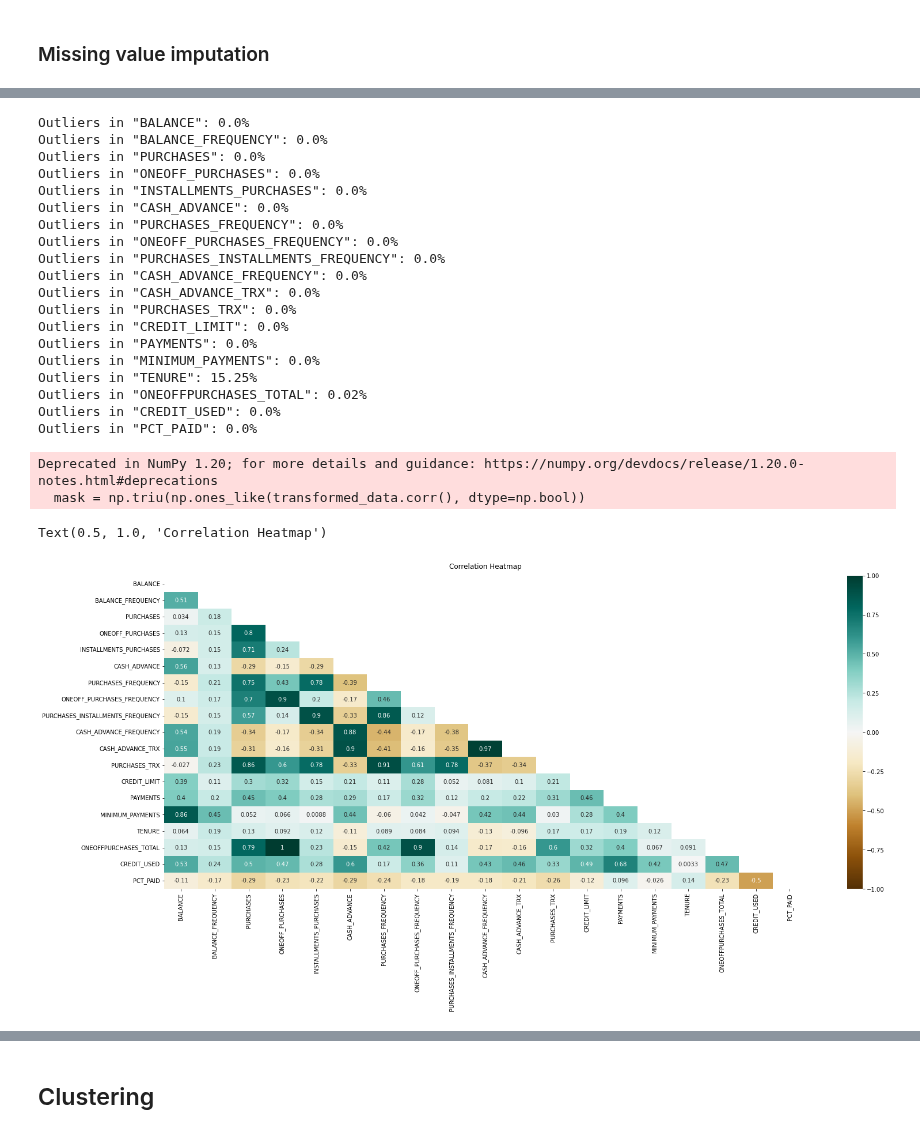
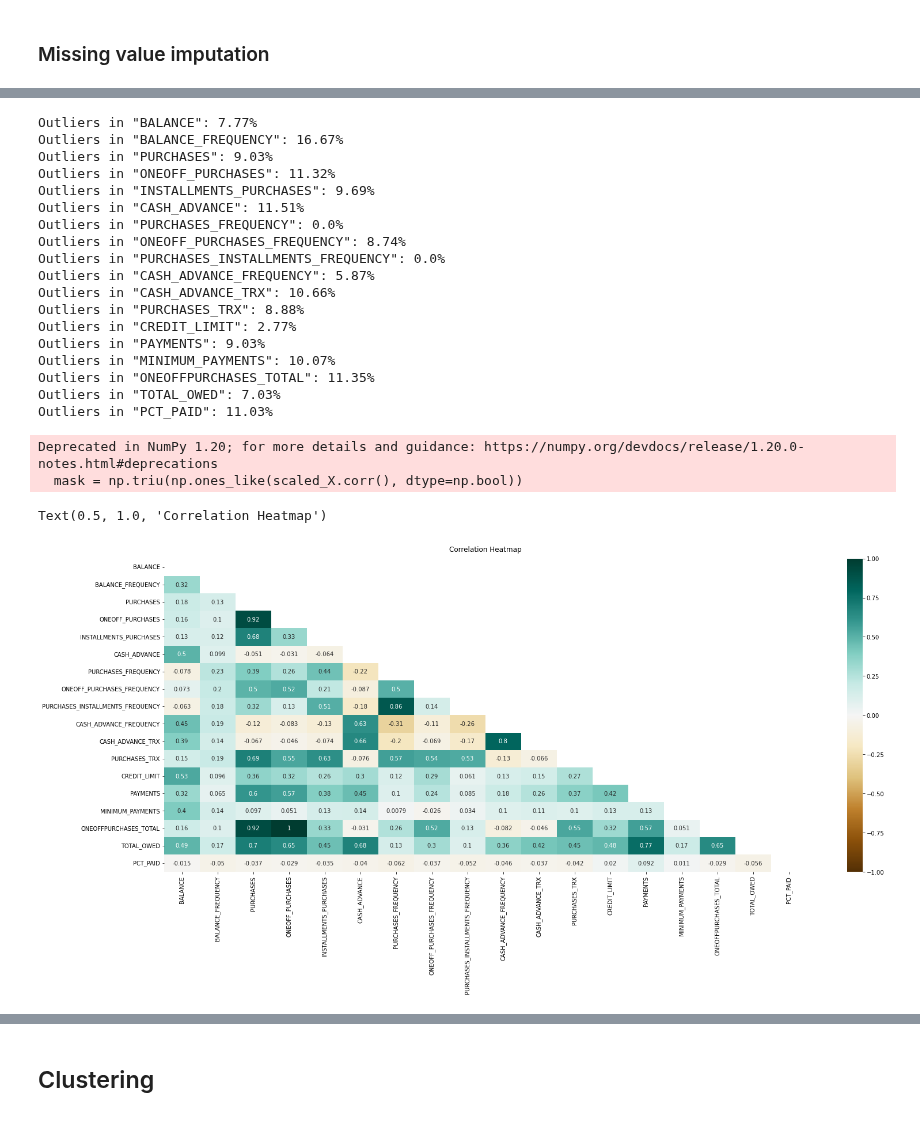
Before and after one commit to xwu0223/MBAN-6400-Project, a Jupyter notebook: cc.ipynb, the cells around one changed output, grey strips where cells are left out. Cells and saved outputs as stored; diff of their text form; code cells hidden in the pictures.

```diff
--- a/cc.ipynb
+++ b/cc.ipynb
@@ -57,6 +68,6 @@ data['OVER_LIMIT'] = data['CREDIT_USED']> (data['CREDIT_LIMIT']*6)
 # %%
 # if data["PCT_PAID"] = inf, then credit used is 0, then that user is not an active user
-data.replace([np.inf, -np.inf], np.nan, inplace=True)
+data.replace([np.inf, -np.inf], 0, inplace=True)
 # %%
 data=data.drop(columns='PRC_FULL_PAYMENT')
 # %%
@@ -158,8 +141,8 @@ columns = ['BALANCE', 'BALANCE_FREQUENCY', 'PURCHASES', 'ONEOFF_PURCHASES',
        'INSTALLMENTS_PURCHASES', 'CASH_ADVANCE', 'PURCHASES_FREQUENCY',
        'ONEOFF_PURCHASES_FREQUENCY', 'PURCHASES_INSTALLMENTS_FREQUENCY',
        'CASH_ADVANCE_FREQUENCY', 'CASH_ADVANCE_TRX', 'PURCHASES_TRX',
-       'CREDIT_LIMIT', 'PAYMENTS', 'MINIMUM_PAYMENTS', 'TENURE',
-       'ONEOFFPURCHASES_TOTAL', 'CREDIT_USED', 'PCT_PAID']
+       'CREDIT_LIMIT', 'PAYMENTS', 'MINIMUM_PAYMENTS', 'ONEOFFPURCHASES_TOTAL',
+       'TOTAL_OWED', 'PCT_PAID']
 for column in columns:
     data2 = X[column]
     percent = str(round(outlier_percent(data2), 2))
@@ -186,6 +168,5 @@ Outliers in "CREDIT_USED": 7.03%
 Outliers in "PCT_PAID": 11.03%
 # %%
 # rescale each feature dimension of the observation set by its standard deviation
-scaled_X = pd.DataFrame(whiten(X[columns]), columns = columns)
-pt = PowerTransformer()
-transformed_data = pd.DataFrame(pt.fit_transform(scaled_X), columns = columns)
+scaler= MinMaxScaler()
+X[columns] = scaler.fit_transform(X[columns])
@@ -204,38 +173,39 @@ transformed_data.describe()
+# %%
+scaled_X = X
 # %%
-for column in transformed_data.columns:
-    data3 = transformed_data[column]
+for column in columns:
+    data3 = scaled_X[column]
     percent = str(round(outlier_percent(data3), 2))
     print(f'Outliers in "{column}": {percent}%')
 # %% [output]
-Outliers in "BALANCE": 0.0%
-Outliers in "BALANCE_FREQUENCY": 0.0%
-Outliers in "PURCHASES": 0.0%
-Outliers in "ONEOFF_PURCHASES": 0.0%
-Outliers in "INSTALLMENTS_PURCHASES": 0.0%
-Outliers in "CASH_ADVANCE": 0.0%
+Outliers in "BALANCE": 7.77%
+Outliers in "BALANCE_FREQUENCY": 16.67%
+Outliers in "PURCHASES": 9.03%
+Outliers in "ONEOFF_PURCHASES": 11.32%
+Outliers in "INSTALLMENTS_PURCHASES": 9.69%
+Outliers in "CASH_ADVANCE": 11.51%
 Outliers in "PURCHASES_FREQUENCY": 0.0%
-Outliers in "ONEOFF_PURCHASES_FREQUENCY": 0.0%
+Outliers in "ONEOFF_PURCHASES_FREQUENCY": 8.74%
 Outliers in "PURCHASES_INSTALLMENTS_FREQUENCY": 0.0%
-Outliers in "CASH_ADVANCE_FREQUENCY": 0.0%
-Outliers in "CASH_ADVANCE_TRX": 0.0%
-Outliers in "PURCHASES_TRX": 0.0%
-Outliers in "CREDIT_LIMIT": 0.0%
-Outliers in "PAYMENTS": 0.0%
-Outliers in "MINIMUM_PAYMENTS": 0.0%
-Outliers in "TENURE": 15.25%
-Outliers in "ONEOFFPURCHASES_TOTAL": 0.02%
-Outliers in "CREDIT_USED": 0.0%
-Outliers in "PCT_PAID": 0.0%
+Outliers in "CASH_ADVANCE_FREQUENCY": 5.87%
+Outliers in "CASH_ADVANCE_TRX": 10.66%
+Outliers in "PURCHASES_TRX": 8.88%
+Outliers in "CREDIT_LIMIT": 2.77%
+Outliers in "PAYMENTS": 9.03%
+Outliers in "MINIMUM_PAYMENTS": 10.07%
+Outliers in "ONEOFFPURCHASES_TOTAL": 11.35%
+Outliers in "TOTAL_OWED": 7.03%
+Outliers in "PCT_PAID": 11.03%
 # %%
 plt.figure(figsize=(25, 10))
-mask = np.triu(np.ones_like(transformed_data.corr(), dtype=np.bool))
-heatmap = sns.heatmap(transformed_data.copy().corr(), mask=mask, vmin=-1, vmax=1, annot=True,cmap='BrBG')
+mask = np.triu(np.ones_like(scaled_X.corr(), dtype=np.bool))
+heatmap = sns.heatmap(scaled_X.copy().corr(), mask=mask, vmin=-1, vmax=1, annot=True,cmap='BrBG')
 heatmap.set_title('Correlation Heatmap', fontdict={'fontsize':12}, pad=12)
 # %% [output]
 Deprecated in NumPy 1.20; for more details and guidance: https://numpy.org/devdocs/release/1.20.0-notes.html#deprecations
-  mask = np.triu(np.ones_like(transformed_data.corr(), dtype=np.bool))
+  mask = np.triu(np.ones_like(scaled_X.corr(), dtype=np.bool))
 Text(0.5, 1.0, 'Correlation Heatmap')
-[figure, old version]
+[figure, new version]
 # %%
 from scipy.stats import pearsonr
 import pandas as pd
```
Also changed, not shown: parts of 21 cells of this notebook.
